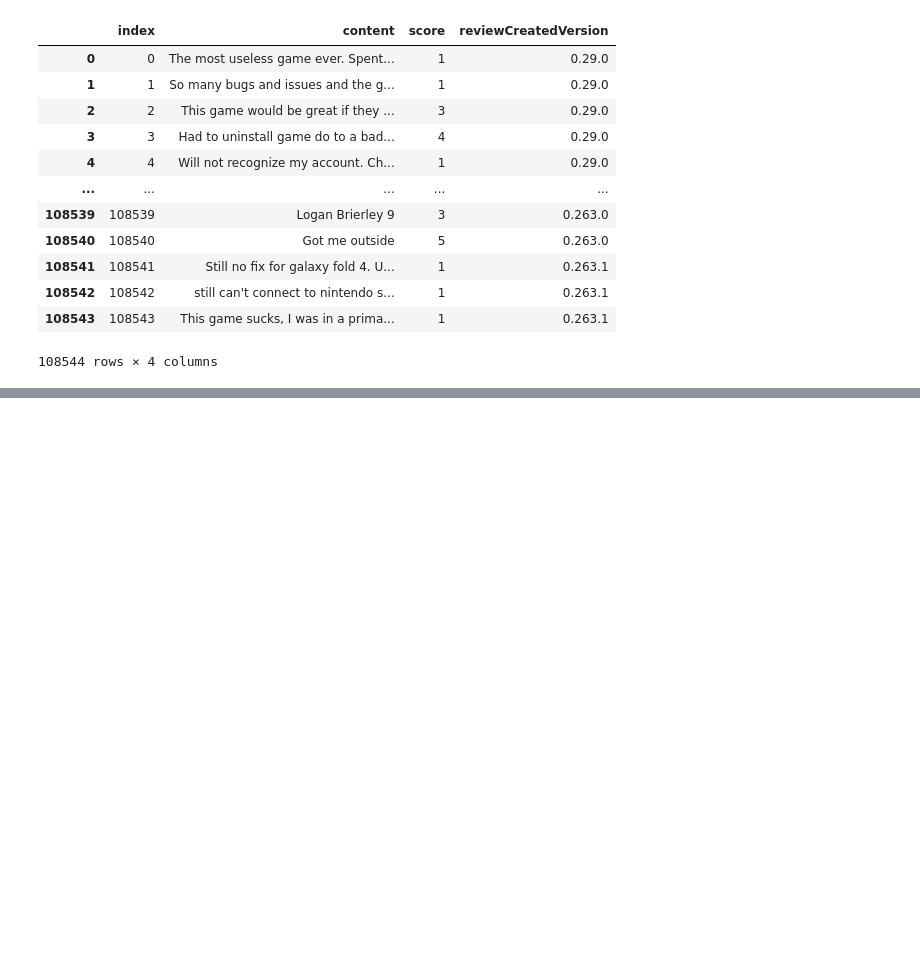
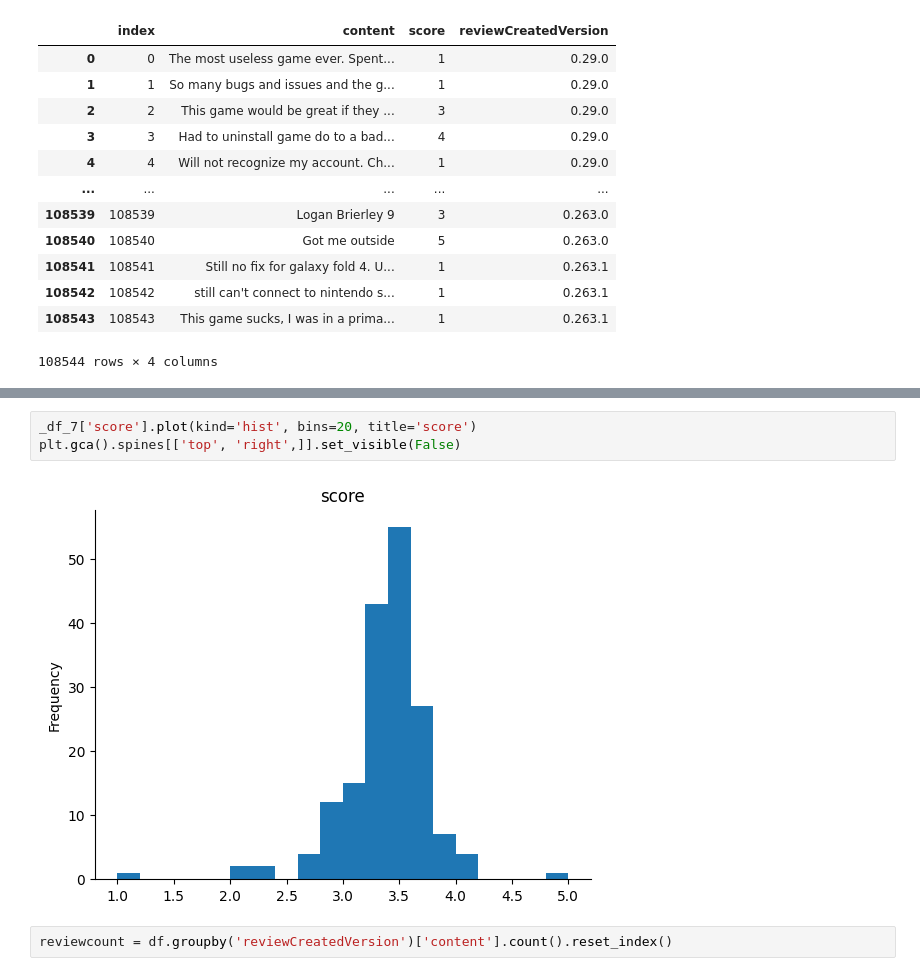
Before and after one commit to jinnykj/PokemonGO-Review-dataset-analysis, a Jupyter notebook: 데이터_시각화_기말_과제.ipynb, the cells around one changed output, grey strips where cells are left out. Saved outputs shown, nothing was run; the diff lists cells and outputs as text; blank space fills up the shorter version.

Commit message:
groupby

```diff
--- a/데이터_시각화_기말_과제.ipynb
+++ b/데이터_시각화_기말_과제.ipynb
@@ -49,0 +70,7 @@ averagescore
+# %%
+_df_7['score'].plot(kind='hist', bins=20, title='score')
+plt.gca().spines[['top', 'right',]].set_visible(False)
+# %% [output]
+[figure, added]
+# %%
+reviewcount = df.groupby('reviewCreatedVersion')['content'].count().reset_index()
```
Also changed, not shown: parts of 4 cells of this notebook.
